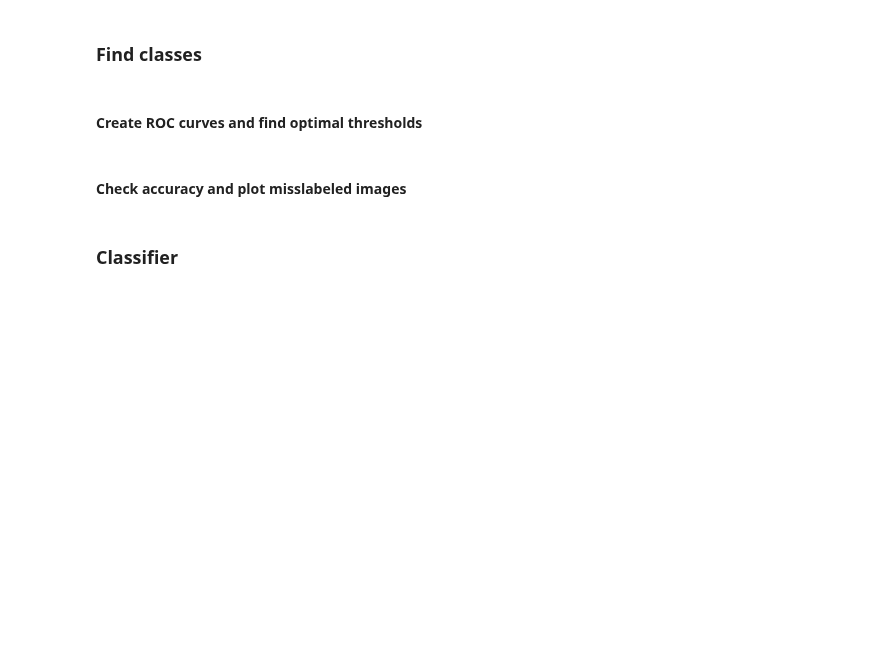
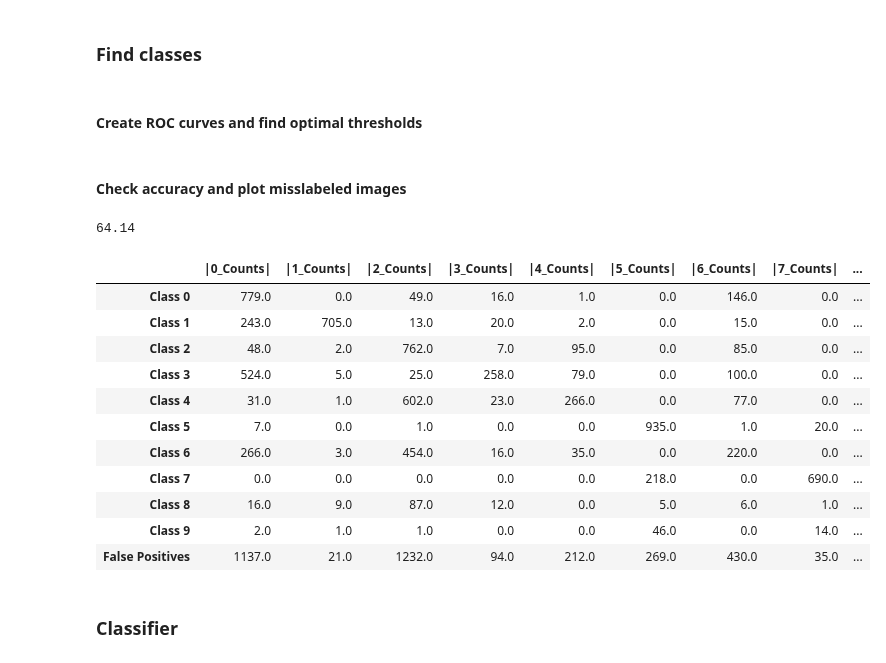
Before and after one commit to lorenzosintini/4YP, a Jupyter notebook: Models_v2/Conv_VAE_v2.ipynb, the cells around one changed output. Cells and saved outputs as stored; diff of their text form; code cells hidden in the pictures; blank space fills up the shorter version.

```diff
--- a/Models_v2/Conv_VAE_v2.ipynb
+++ b/Models_v2/Conv_VAE_v2.ipynb
@@ -576,6 +576,23 @@ def compute_accuracy(predictions, y):
 # %%
 table_1, accuracy_1, average_accuracy_1, wrong_guesses_1 = compute_accuracy(predicted_class_1, y_test)
 table_2, accuracy_2, average_accuracy_2, wrong_guesses_2 = compute_accuracy(predicted_class_2, y_test)
+# %%
+print(accuracy_2)
+table_2
+# %% [output]
+64.14
+|  | |0_Counts| | |1_Counts| | |2_Counts| | |3_Counts| | |4_Counts| | |5_Counts| | |6_Counts| | |7_Counts| | ... |
+| Class 0 | 779.0 | 0.0 | 49.0 | 16.0 | 1.0 | 0.0 | 146.0 | 0.0 | ... |
+| Class 1 | 243.0 | 705.0 | 13.0 | 20.0 | 2.0 | 0.0 | 15.0 | 0.0 | ... |
+| Class 2 | 48.0 | 2.0 | 762.0 | 7.0 | 95.0 | 0.0 | 85.0 | 0.0 | ... |
+| Class 3 | 524.0 | 5.0 | 25.0 | 258.0 | 79.0 | 0.0 | 100.0 | 0.0 | ... |
+| Class 4 | 31.0 | 1.0 | 602.0 | 23.0 | 266.0 | 0.0 | 77.0 | 0.0 | ... |
+| Class 5 | 7.0 | 0.0 | 1.0 | 0.0 | 0.0 | 935.0 | 1.0 | 20.0 | ... |
+| Class 6 | 266.0 | 3.0 | 454.0 | 16.0 | 35.0 | 0.0 | 220.0 | 0.0 | ... |
+| Class 7 | 0.0 | 0.0 | 0.0 | 0.0 | 0.0 | 218.0 | 0.0 | 690.0 | ... |
+| Class 8 | 16.0 | 9.0 | 87.0 | 12.0 | 0.0 | 5.0 | 6.0 | 1.0 | ... |
+| Class 9 | 2.0 | 1.0 | 1.0 | 0.0 | 0.0 | 46.0 | 0.0 | 14.0 | ... |
+| False Positives | 1137.0 | 21.0 | 1232.0 | 94.0 | 212.0 | 269.0 | 430.0 | 35.0 | ... |
 # %%
 # Convolutional VAE for each class results in accuracy of 98.16% with z_size = 10
 # Convolutional VAE for each class results in accuracy of 89.90% with z_size = 2
```
Also changed, not shown: parts of 6 cells of this notebook.
